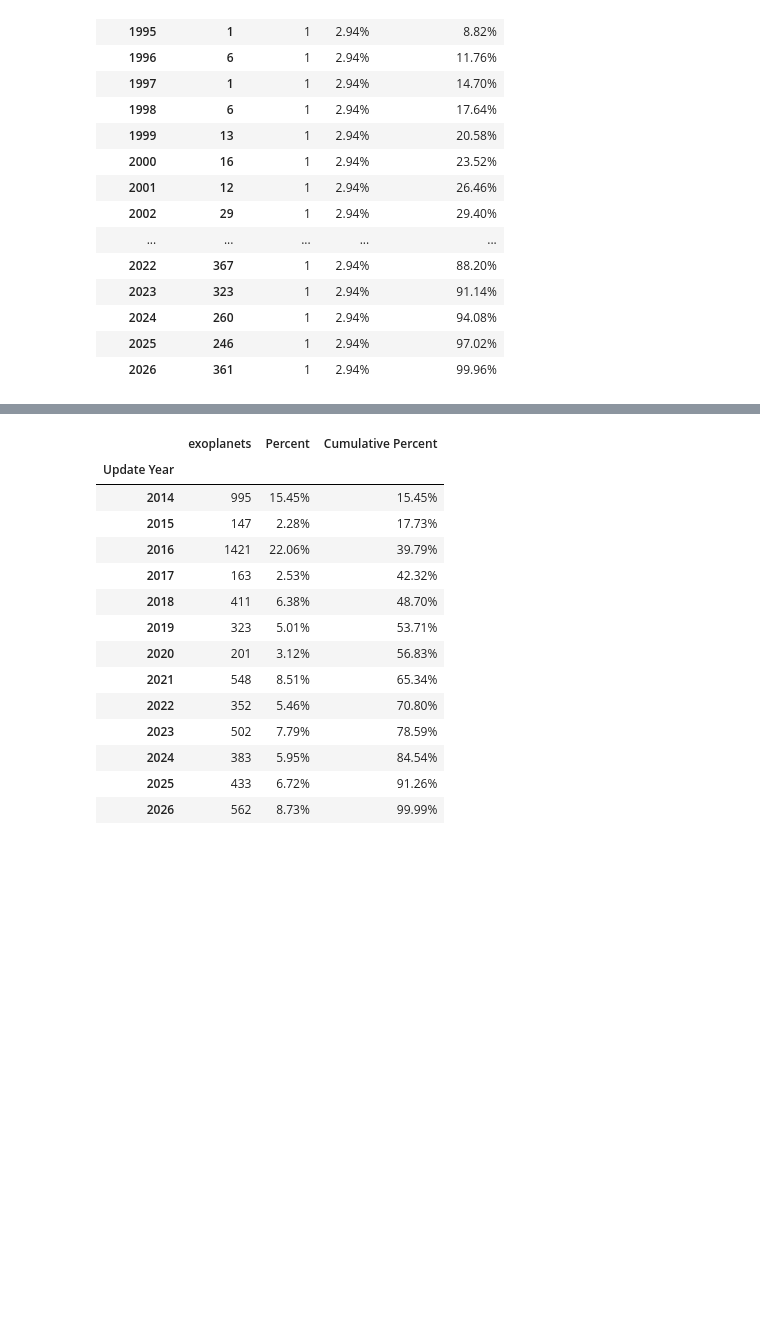
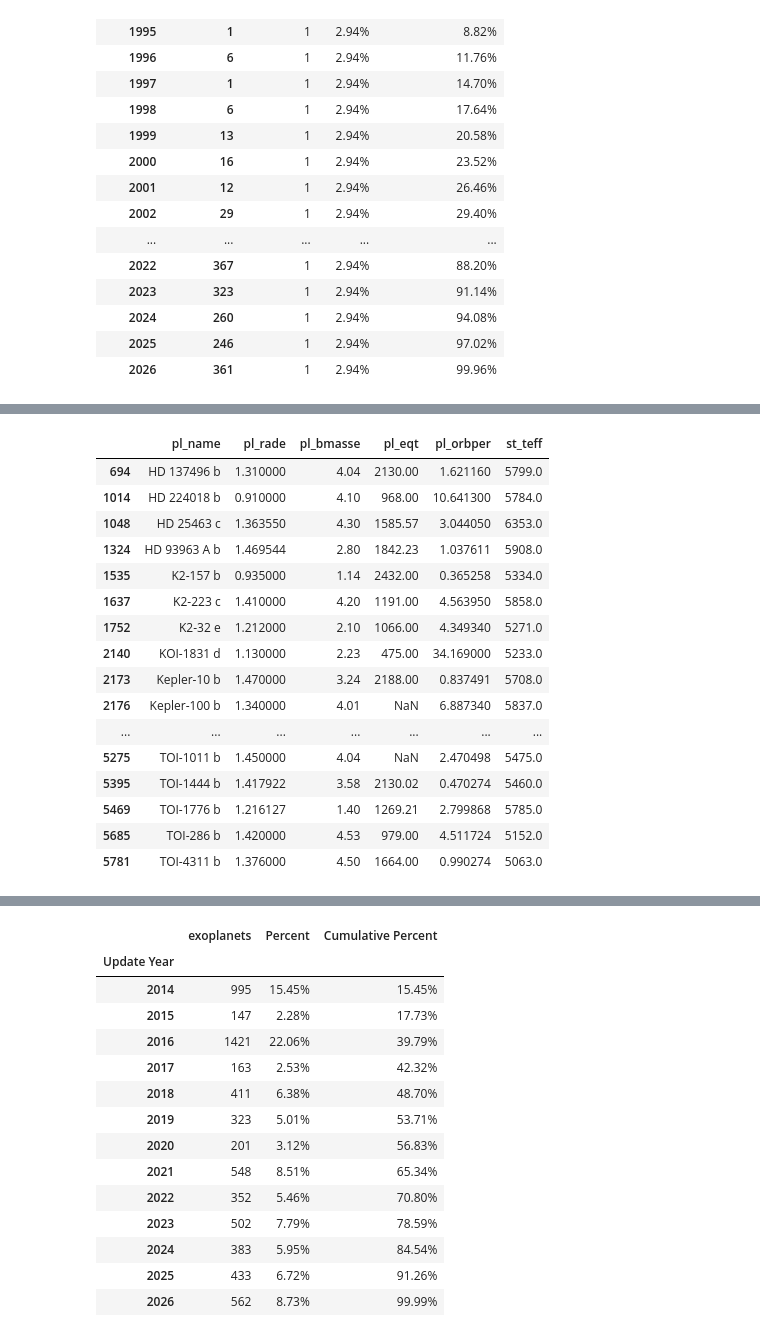
Before and after one commit to alexandervp1/aequo-finance, a Jupyter notebook: data/astronomical_analysis.ipynb, the cells around one changed output, grey strips where cells are left out. Cells and saved outputs as stored; diff of their text form; code cells hidden in the pictures; blank space fills up the shorter version.

```diff
--- a/data/astronomical_analysis.ipynb
+++ b/data/astronomical_analysis.ipynb
@@ -209,0 +243,24 @@ pl_similar_to_earth = pd.read_sql("""
+# %%
+#Planets similar to Earth (Candidates)
+
+candidates = pl_similar_to_earth[ right_radius & right_bmasse & right_st_teff]
+
+candidates
+# %% [output]
+|  | pl_name | pl_rade | pl_bmasse | pl_eqt | pl_orbper | st_teff |
+| 694 | HD 137496 b | 1.310000 | 4.04 | 2130.00 | 1.621160 | 5799.0 |
+| 1014 | HD 224018 b | 0.910000 | 4.10 | 968.00 | 10.641300 | 5784.0 |
+| 1048 | HD 25463 c | 1.363550 | 4.30 | 1585.57 | 3.044050 | 6353.0 |
+| 1324 | HD 93963 A b | 1.469544 | 2.80 | 1842.23 | 1.037611 | 5908.0 |
+| 1535 | K2-157 b | 0.935000 | 1.14 | 2432.00 | 0.365258 | 5334.0 |
+| 1637 | K2-223 c | 1.410000 | 4.20 | 1191.00 | 4.563950 | 5858.0 |
+| 1752 | K2-32 e | 1.212000 | 2.10 | 1066.00 | 4.349340 | 5271.0 |
+| 2140 | KOI-1831 d | 1.130000 | 2.23 | 475.00 | 34.169000 | 5233.0 |
+| 2173 | Kepler-10 b | 1.470000 | 3.24 | 2188.00 | 0.837491 | 5708.0 |
+| 2176 | Kepler-100 b | 1.340000 | 4.01 | NaN | 6.887340 | 5837.0 |
+| ... | ... | ... | ... | ... | ... | ... |
+| 5275 | TOI-1011 b | 1.450000 | 4.04 | NaN | 2.470498 | 5475.0 |
+| 5395 | TOI-1444 b | 1.417922 | 3.58 | 2130.02 | 0.470274 | 5460.0 |
+| 5469 | TOI-1776 b | 1.216127 | 1.40 | 1269.21 | 2.799868 | 5785.0 |
+| 5685 | TOI-286 b | 1.420000 | 4.53 | 979.00 | 4.511724 | 5152.0 |
+| 5781 | TOI-4311 b | 1.376000 | 4.50 | 1664.00 | 0.990274 | 5063.0 |
```
Also changed, not shown: parts of 7 cells of this notebook.
